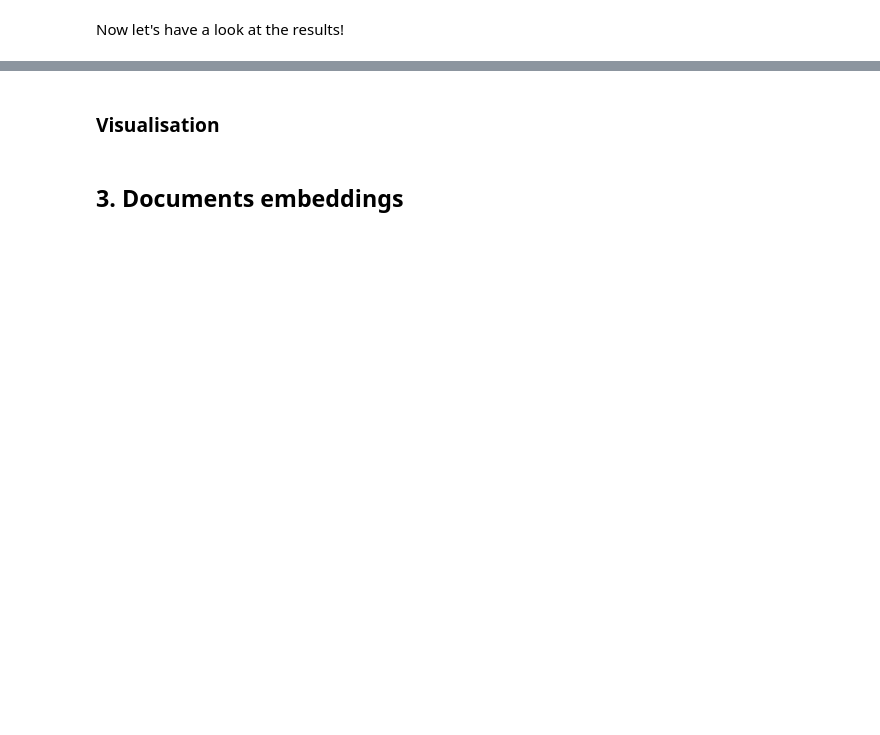
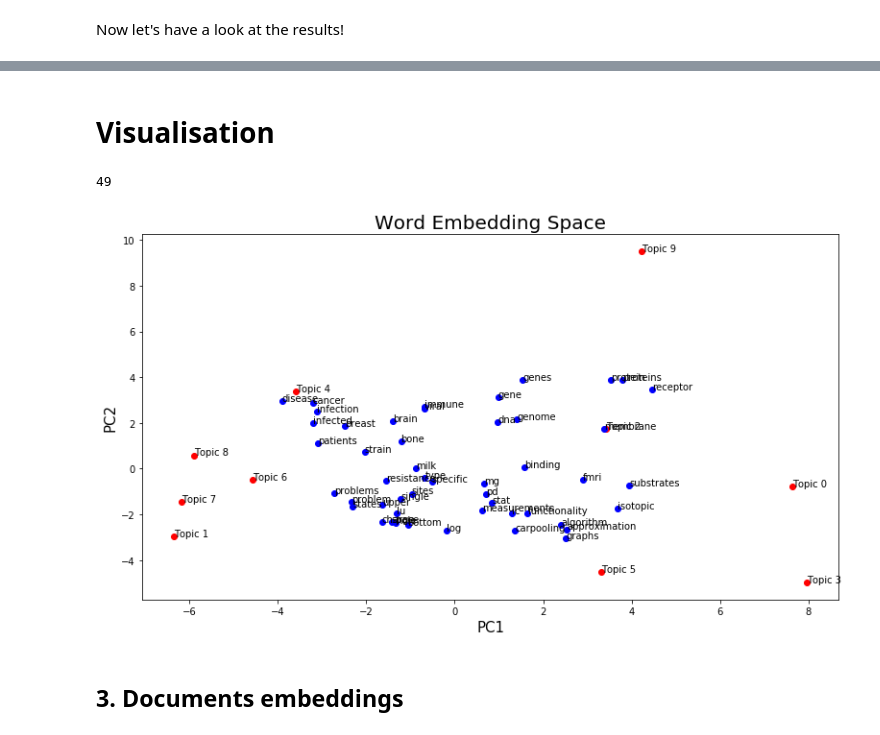
Before and after one commit to GiuliaLanzillotta/ETH_SEARCH, a Jupyter notebook: Embedding LDA.ipynb, the cells around one changed output, grey strips where cells are left out. Saved outputs shown, nothing was run; the diff lists cells and outputs as text; code cells hidden in the pictures; blank space fills up the shorter version.

Commit message:
embedding lda

```diff
--- a/Embedding LDA.ipynb
+++ b/Embedding LDA.ipynb
@@ -164,3 +190,3 @@ def get_convex_topics_embeddings(batch_topics, vocab, embedding):
 # %%
-topics_embs = get_convex_topics_embeddings(topics2words[0], glove_vocab_normalised, glove_embedding)
+topics_embs = get_convex_topics_embeddings(topics2words, glove_vocab, glove_embedding)
 # %% [output]
@@ -227,0 +347,3 @@ magnet electron state observ spin energi interact system coupl effect field atom
+# %%
+MAX_INPUT_LEN = 50
+input_data, topics_embs, topics_weights = get_input_data(topics2words, glove_vocab, MAX_INPUT_LEN)
@@ -228,2 +384,24 @@ magnet electron state observ spin energi interact system coupl effect field atom
 # %% [markdown]
-### Visualisation
+# Visualisation
+# %%
+# first we have to select a subset of topics and their words
+tn = 10
+pn = 5 # number of words to plot per topic
+topics = topics_embs[0:tn]
+# collect the vocabulary for the selected topics -------------
+# and save the embeddings of their words
+words = []
+word_embs = []
+for item in topics2words[0:tn]:
+    for t2w in item[0:pn]:
+        word, _ = t2w
+        if word not in words:
+            try:
+                emb = glove_embedding[list(glove_vocab.values()).index(word)]
+                words +=[word]
+                word_embs +=[emb]
+            except: pass
+# %%
+len(words)
+# %% [output]
+49
@@ -230,2 +410,23 @@ magnet electron state observ spin energi interact system coupl effect field atom
+# %%
+# PCA to 2 dimensions
+pca = PCA(n_components=2)
+topics_embeddings_df = pd.DataFrame(topics)
+word_embeddings_df = pd.DataFrame(word_embs)
+pca_topics = pca.fit_transform(topics_embeddings_df.values)
+pca_words = pca.fit_transform(word_embeddings_df.values)
+# %%
+import matplotlib.pyplot as plt
+plt.figure(figsize=(13,7))
+plt.scatter(pca_topics[:,0], pca_topics[:,1],linewidths=1,color='red')
+for i, _ in enumerate(topics):
+    plt.annotate("Topic "+str(i),xy=(pca_topics[i,0],pca_topics[i,1]))
+plt.xlabel("PC1",size=15)
+plt.ylabel("PC2",size=15)
+plt.title("Word Embedding Space",size=20)
+plt.scatter(pca_words[:,0], pca_words[:,1],linewidths=1,color='blue')
+for i, word in enumerate(words):
+    plt.annotate(word,xy=(pca_words[i,0],pca_words[i,1]))
+# %% [output]
+[figure, added]
 # %% [markdown]
 ## 3. Documents embeddings
```
Also changed, not shown: parts of 45 cells of this notebook, 1 other file.
